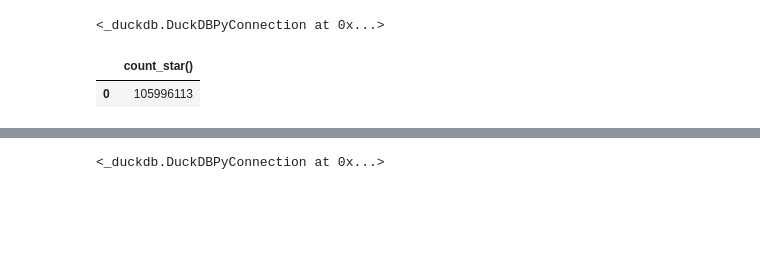
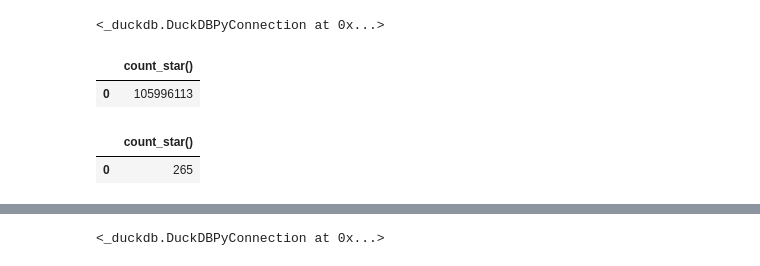
Before and after one commit to wilsonz347/nyc-fhvhv-market-analysis, a Jupyter notebook: notebooks/02_data_preprocessing.ipynb, the cells around one changed output, grey strips where cells are left out. Drawn from its saved outputs; the diff is of its cells as text; code cells hidden in the pictures; blank space fills up the shorter version.

```diff
--- a/notebooks/02_data_preprocessing.ipynb
+++ b/notebooks/02_data_preprocessing.ipynb
@@ -38,3 +43,10 @@ SELECT COUNT(*) FROM fhvhv_raw;
 # %% [output]
 |  | count_star() |
 | 0 | 105996113 |
+# %%
+con.sql("""
+SELECT COUNT(*) FROM zone_lookup;
+""").df()
+# %% [output]
+|  | count_star() |
+| 0 | 265 |
```
Also changed, not shown: parts of 6 cells of this notebook.
